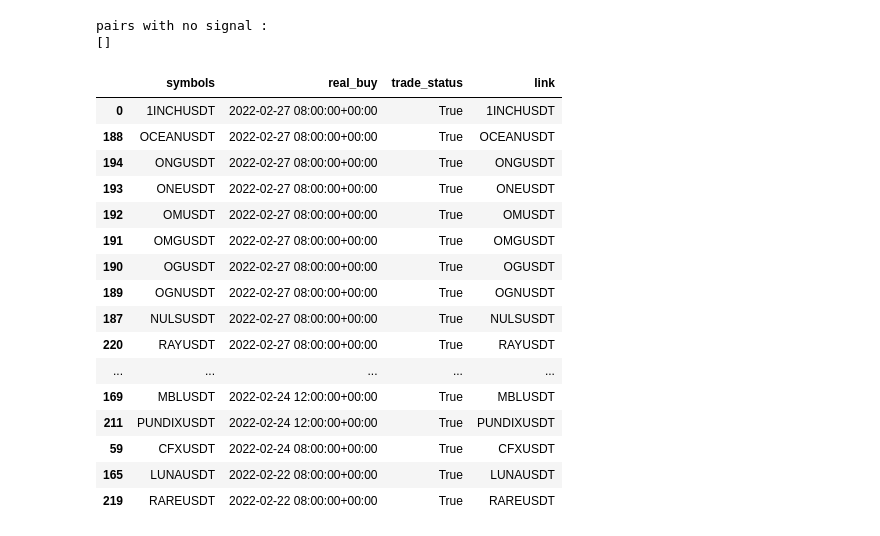
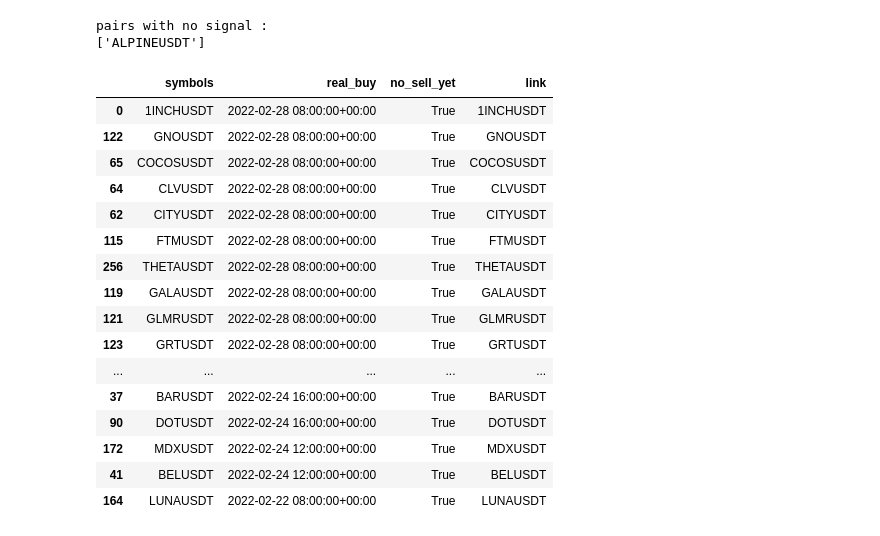
Before and after one commit to elcreek/work, a Jupyter notebook: peaksV4.ipynb, the cells around one changed output. Cells and saved outputs as stored; diff of their text form; code cells hidden in the pictures.

```diff
--- a/peaksV4.ipynb
+++ b/peaksV4.ipynb
@@ -178,8 +178,8 @@ def resulta():
         # table = pd.DataFrame(rows, columns=["A", "Buy","Sell", "no_sell_yet"])
 
         # minimal df (only buy date)
-        rows.append([symbol, 0, 0])
-        table = pd.DataFrame(rows, columns=["A", "Buy", "no_sell_yet"])
+        # rows.append([symbol, ttt, False])
+        # table = pd.DataFrame(rows, columns=["A", "real_buy", "no_sell_yet"])
 
         # print('signal_dates is false ', symbol)
         bad_pairs.append(symbol)
@@ -188,7 +188,7 @@ def resulta():
     return table
 # %%
 
-n=9
+n=5
 order=5
 rows = []
 bad_pairs=[]
@@ -211,49 +211,49 @@ outdir=f"{os.getcwd()}/data/{timeframe}"
 #     data = pd.read_csv(f"{outdir}/{filename}_{timeframe}.csv", index_col='Time')
 #     calc()
 #     signal_dates(n)
 #     resulta()
 
 # or use this to get the result of all coins
 for filename in tqdm(os.listdir(outdir)):
     symbol = filename.replace(f"_{timeframe}.csv","")
     data = pd.read_csv(f"{outdir}/{filename}", index_col='Time')
 
     # data = data[:-2]
 
     # sppeed the process by selecting only the last 20 candles if the data
     # but it wont work; maybe fix it later
     # data = data[-50:]
 
     calc()
     signal_dates(n)
     resulta()
 
 # pairs with no buy or sell signal
 print(f"pairs with no signal : \n{bad_pairs}")
 
 # display all coins
 # display(HTML(table.to_html(escape=False)))
 
 # display only the coins that no sell has been found yet
 table.sort_values(by=['real_buy'], ascending=False, inplace=True)
-display(HTML(table[table.trade_status == True].to_html(escape=False)))
+display(HTML(table[table.no_sell_yet == True].to_html(escape=False)))
 # %% [output]
 pairs with no signal :
-[]
+['ALPINEUSDT']
-|  | symbols | real_buy | trade_status | link |
-| 0 | 1INCHUSDT | 2022-02-27 08:00:00+00:00 | True | 1INCHUSDT |
-| 188 | OCEANUSDT | 2022-02-27 08:00:00+00:00 | True | OCEANUSDT |
-| 194 | ONGUSDT | 2022-02-27 08:00:00+00:00 | True | ONGUSDT |
-| 193 | ONEUSDT | 2022-02-27 08:00:00+00:00 | True | ONEUSDT |
-| 192 | OMUSDT | 2022-02-27 08:00:00+00:00 | True | OMUSDT |
-| 191 | OMGUSDT | 2022-02-27 08:00:00+00:00 | True | OMGUSDT |
-| 190 | OGUSDT | 2022-02-27 08:00:00+00:00 | True | OGUSDT |
-| 189 | OGNUSDT | 2022-02-27 08:00:00+00:00 | True | OGNUSDT |
-| 187 | NULSUSDT | 2022-02-27 08:00:00+00:00 | True | NULSUSDT |
-| 220 | RAYUSDT | 2022-02-27 08:00:00+00:00 | True | RAYUSDT |
+|  | symbols | real_buy | no_sell_yet | link |
+| 0 | 1INCHUSDT | 2022-02-28 08:00:00+00:00 | True | 1INCHUSDT |
+| 122 | GNOUSDT | 2022-02-28 08:00:00+00:00 | True | GNOUSDT |
+| 65 | COCOSUSDT | 2022-02-28 08:00:00+00:00 | True | COCOSUSDT |
+| 64 | CLVUSDT | 2022-02-28 08:00:00+00:00 | True | CLVUSDT |
+| 62 | CITYUSDT | 2022-02-28 08:00:00+00:00 | True | CITYUSDT |
+| 115 | FTMUSDT | 2022-02-28 08:00:00+00:00 | True | FTMUSDT |
+| 256 | THETAUSDT | 2022-02-28 08:00:00+00:00 | True | THETAUSDT |
+| 119 | GALAUSDT | 2022-02-28 08:00:00+00:00 | True | GALAUSDT |
+| 121 | GLMRUSDT | 2022-02-28 08:00:00+00:00 | True | GLMRUSDT |
+| 123 | GRTUSDT | 2022-02-28 08:00:00+00:00 | True | GRTUSDT |
 | ... | ... | ... | ... | ... |
-| 169 | MBLUSDT | 2022-02-24 12:00:00+00:00 | True | MBLUSDT |
-| 211 | PUNDIXUSDT | 2022-02-24 12:00:00+00:00 | True | PUNDIXUSDT |
-| 59 | CFXUSDT | 2022-02-24 08:00:00+00:00 | True | CFXUSDT |
-| 165 | LUNAUSDT | 2022-02-22 08:00:00+00:00 | True | LUNAUSDT |
-| 219 | RAREUSDT | 2022-02-22 08:00:00+00:00 | True | RAREUSDT |
+| 37 | BARUSDT | 2022-02-24 16:00:00+00:00 | True | BARUSDT |
+| 90 | DOTUSDT | 2022-02-24 16:00:00+00:00 | True | DOTUSDT |
+| 172 | MDXUSDT | 2022-02-24 12:00:00+00:00 | True | MDXUSDT |
+| 41 | BELUSDT | 2022-02-24 12:00:00+00:00 | True | BELUSDT |
+| 164 | LUNAUSDT | 2022-02-22 08:00:00+00:00 | True | LUNAUSDT |
```
Also changed, not shown: parts of 1 cell of this notebook, 4 other files.
